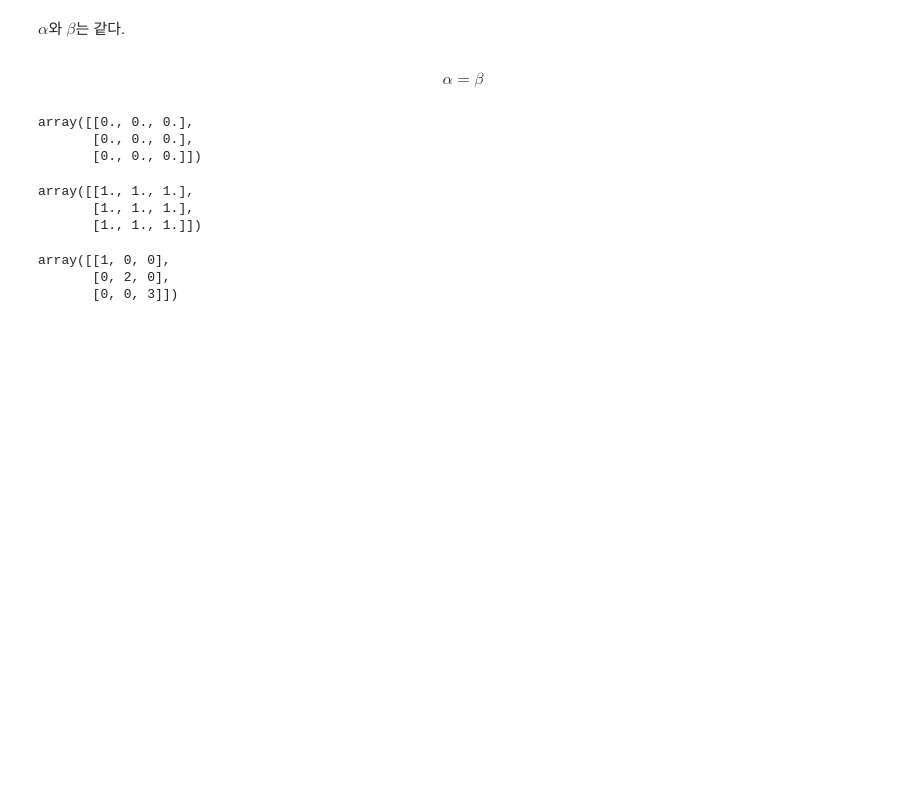
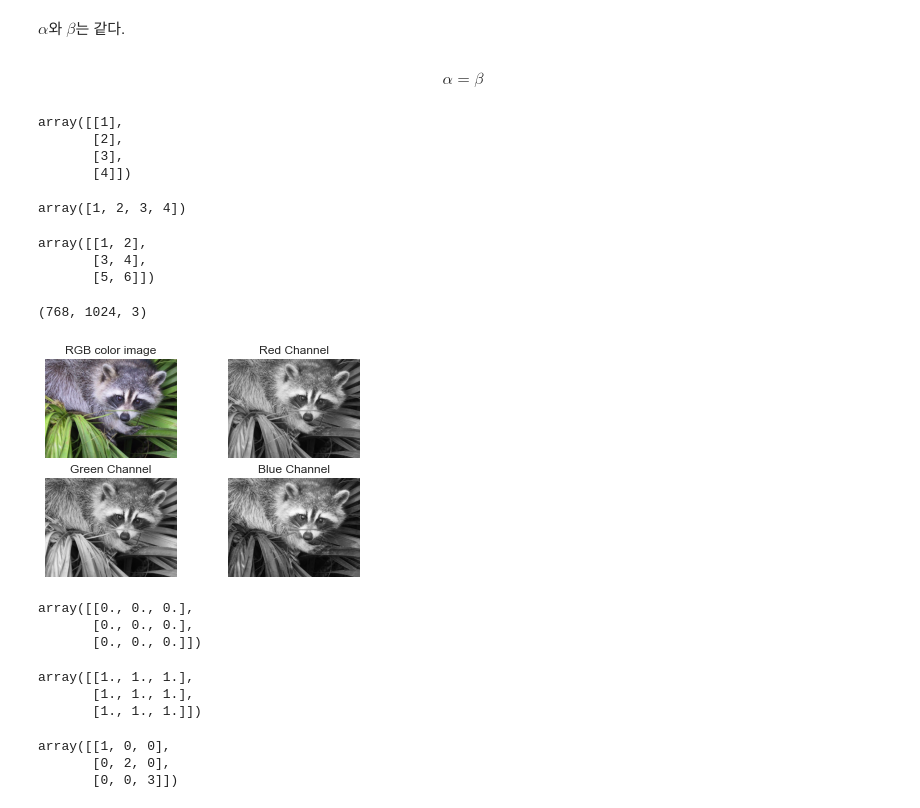
Before and after one commit to piaochung/ml_with_python, a Jupyter notebook: Code/fastcampus_data_science/Week3/Week3_Summary.ipynb, the cells around one changed output. Saved outputs shown, nothing was run; the diff lists cells and outputs as text; code cells hidden in the pictures; blank space fills up the shorter version.

```diff
--- a/Code/fastcampus_data_science/Week3/Week3_Summary.ipynb
+++ b/Code/fastcampus_data_science/Week3/Week3_Summary.ipynb
@@ -2,6 +2,57 @@
 $\alpha$와 $\beta$는 같다.
 # %% [markdown]
 $$\alpha = \beta$$
+# %%
+x1 = np.array([[1], [2], [3], [4]])
+x1
+# %% [output]
+array([[1],
+       [2],
+       [3],
+       [4]])
+# %%
+x1 = np.array([1, 2, 3, 4])
+x1
+# %% [output]
+array([1, 2, 3, 4])
+# %%
+x2 = np.array([[1,2], [3,4], [5,6]])
+x2
+# %% [output]
+array([[1, 2],
+       [3, 4],
+       [5, 6]])
+# %%
+from scipy import misc
+
+img_rgb = misc.face()
+img_rgb.shape
+# %% [output]
+(768, 1024, 3)
+# %%
+plt.subplot(221)
+plt.imshow(img_rgb, cmap=plt.cm.gray)
+plt.axis('off')
+plt.title('RGB color image')
+
+plt.subplot(222)
+plt.imshow(img_rgb[:,:,0], cmap=plt.cm.gray)
+plt.axis('off')
+plt.title('Red Channel')
+
+plt.subplot(223)
+plt.imshow(img_rgb[:,:,1], cmap=plt.cm.gray)
+plt.axis('off')
+plt.title('Green Channel')
+
+plt.subplot(224)
+plt.imshow(img_rgb[:,:,2], cmap=plt.cm.gray)
+plt.axis('off')
+plt.title('Blue Channel')
+
+plt.show()
+# %% [output]
+[figure, added]
 # %%
 # 영벡터
 np.zeros((3, 3))
```
Also changed, not shown: parts of 7 cells of this notebook, 1 other file.
